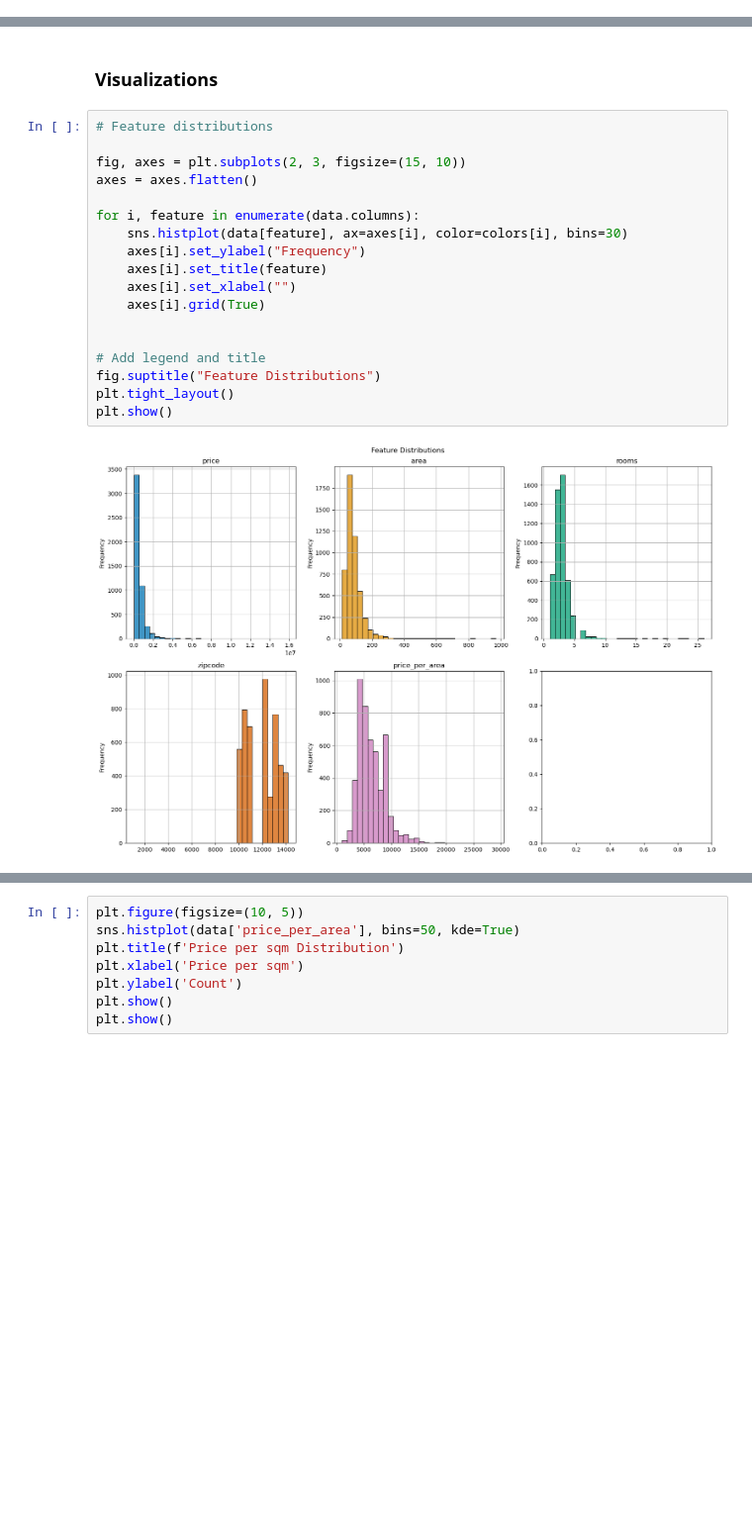
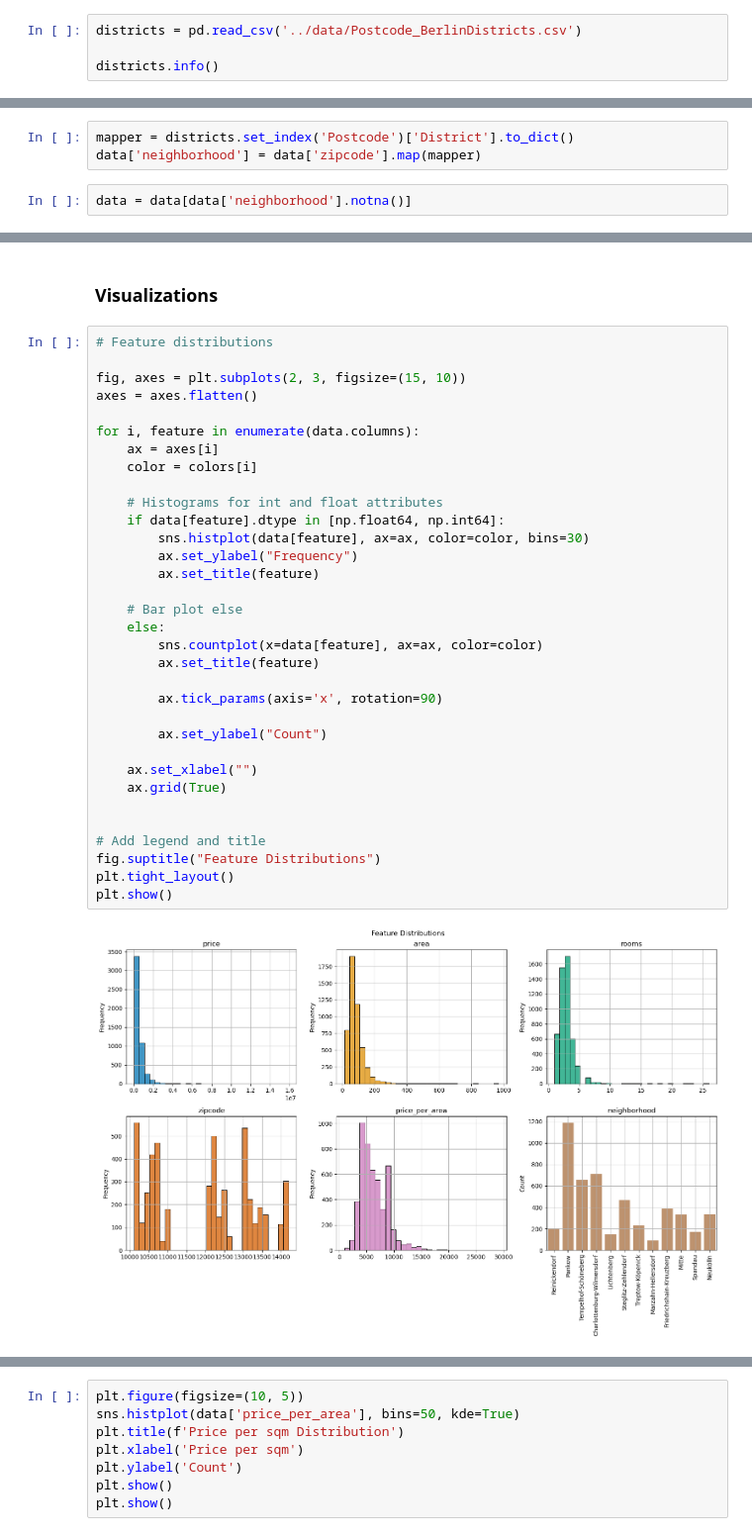
Before and after one commit to com-480-data-visualization/VisualEstate, a Jupyter notebook: EDA/berlin.ipynb, the cells around one changed output, grey strips where cells are left out. Shown at 99% size. Cells and saved outputs as stored; diff of their text form; blank space fills up the shorter version.

```diff
--- a/EDA/berlin.ipynb
+++ b/EDA/berlin.ipynb
@@ -144,0 +147,4 @@ We get something very close to the real total number (194).
+# %%
+districts = pd.read_csv('../data/Postcode_BerlinDistricts.csv')
+
+districts.info()
@@ -145,3 +161,8 @@ We get something very close to the real total number (194).
+# %%
+mapper = districts.set_index('Postcode')['District'].to_dict()
+data['neighborhood'] = data['zipcode'].map(mapper)
+# %%
+data = data[data['neighborhood'].notna()]
 # %% [markdown]
 Then, we look for potentially unnecessary attributes.
 
@@ -231,23 +262,38 @@ data = data.drop(high_price_outliers[high_price_outliers['area'] < 100].index)
 # %%
 # Feature distributions
 
 fig, axes = plt.subplots(2, 3, figsize=(15, 10))
 axes = axes.flatten()
 
 for i, feature in enumerate(data.columns):
-    sns.histplot(data[feature], ax=axes[i], color=colors[i], bins=30)
-    axes[i].set_ylabel("Frequency")
-    axes[i].set_title(feature)
-    axes[i].set_xlabel("")
-    axes[i].grid(True)
+    ax = axes[i]
+    color = colors[i]
+
+    # Histograms for int and float attributes
+    if data[feature].dtype in [np.float64, np.int64]:
+        sns.histplot(data[feature], ax=ax, color=color, bins=30)
+        ax.set_ylabel("Frequency")
+        ax.set_title(feature)
+
+    # Bar plot else
+    else:
+        sns.countplot(x=data[feature], ax=ax, color=color)
+        ax.set_title(feature)
+
+        ax.tick_params(axis='x', rotation=90)
+
+        ax.set_ylabel("Count")
+
+    ax.set_xlabel("")
+    ax.grid(True)
 
 
 # Add legend and title
 fig.suptitle("Feature Distributions")
 plt.tight_layout()
 plt.show()
 # %% [output]
-[figure, old version]
+[figure, new version]
 # %%
 # Heatmap for numeric and binary features
 plt.figure(figsize=(10, 6))
```
Also changed, not shown: parts of 16 cells of this notebook, 48 other files.
